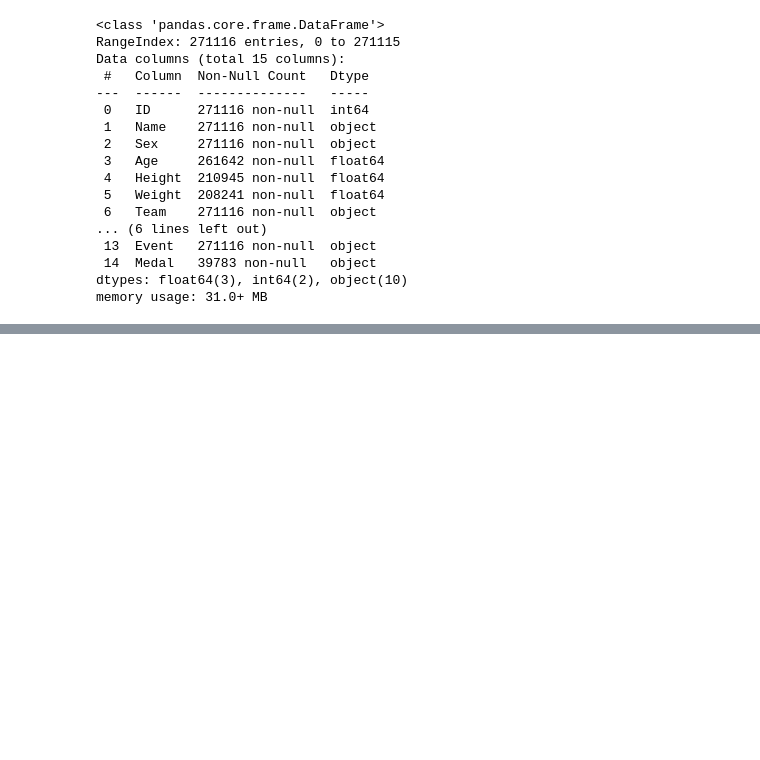
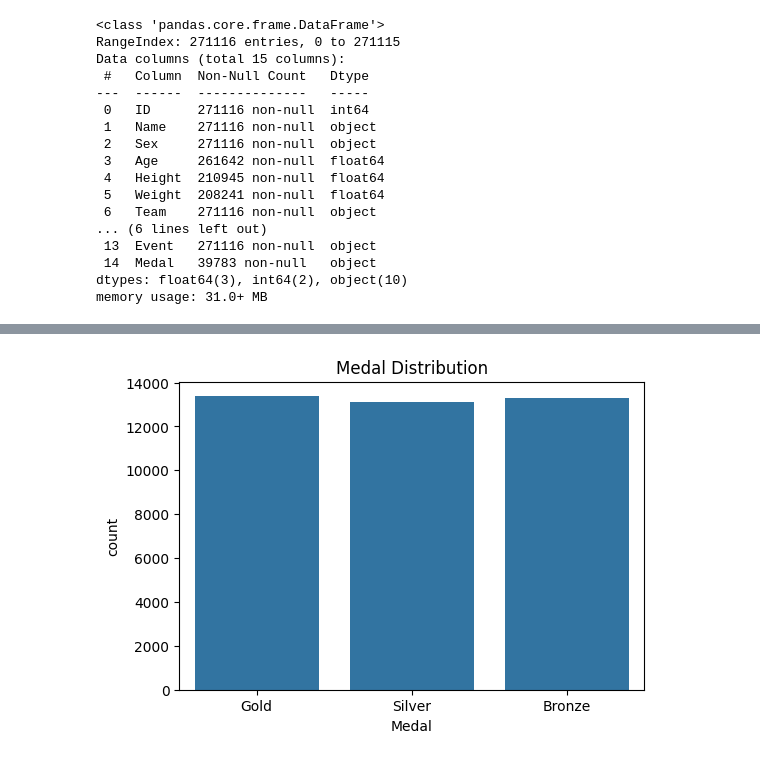
Before and after one commit to moosakazim12/Analyzing-Olympics-Data-with-Python, a Jupyter notebook: notebooks/Olympics.ipynb, the cells around one changed output, grey strips where cells are left out. Cells and saved outputs as stored; diff of their text form; code cells hidden in the pictures; blank space fills up the shorter version.

```diff
--- a/notebooks/Olympics.ipynb
+++ b/notebooks/Olympics.ipynb
@@ -110,0 +183,7 @@ olympics.head()
+# %%
+plt.figure(figsize=(6,4))
+sns.countplot(x='Medal', data=olympics, order=['Gold','Silver','Bronze'])
+plt.title('Medal Distribution')
+plt.show()
+# %% [output]
+[figure, added]
```
Also changed, not shown: parts of 26 cells of this notebook, 1 other file.
